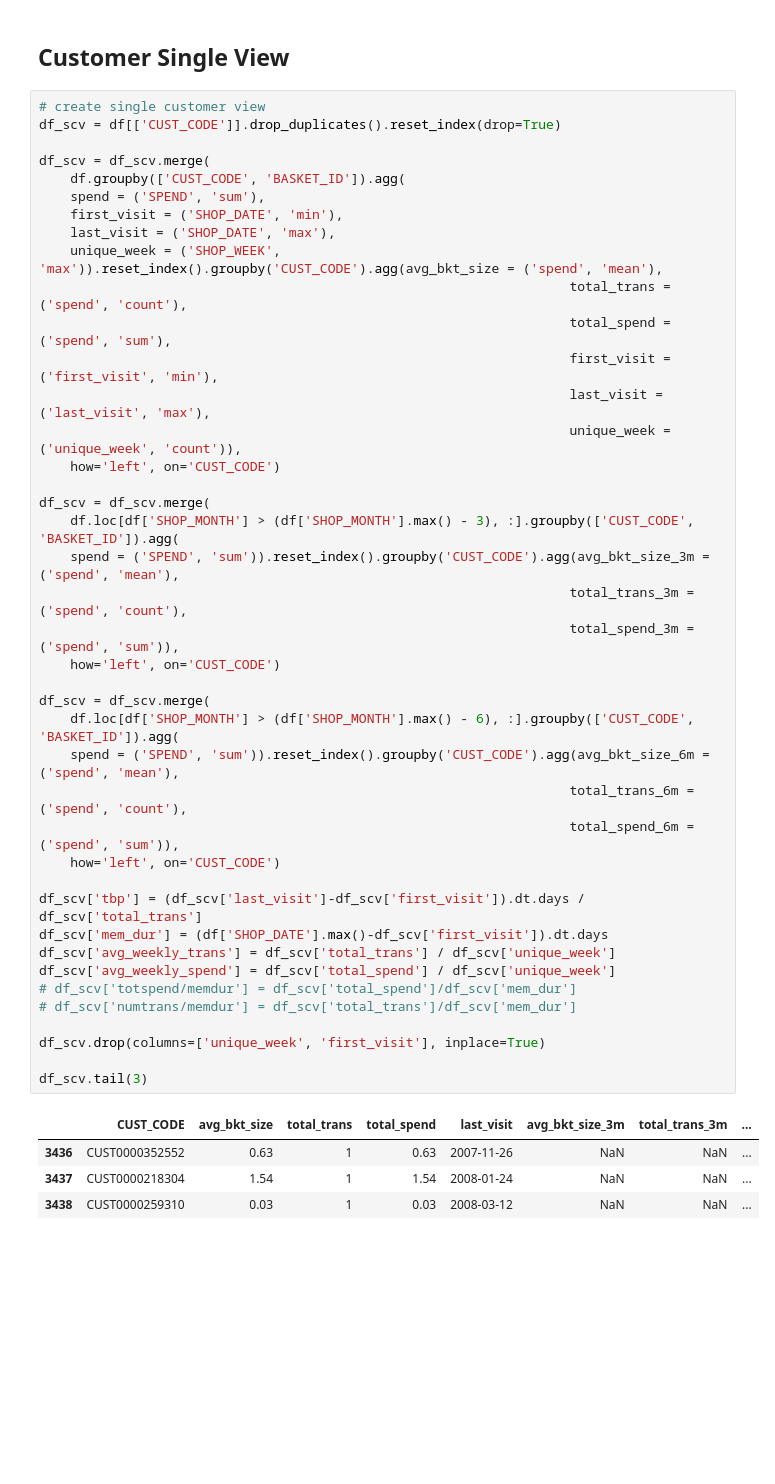
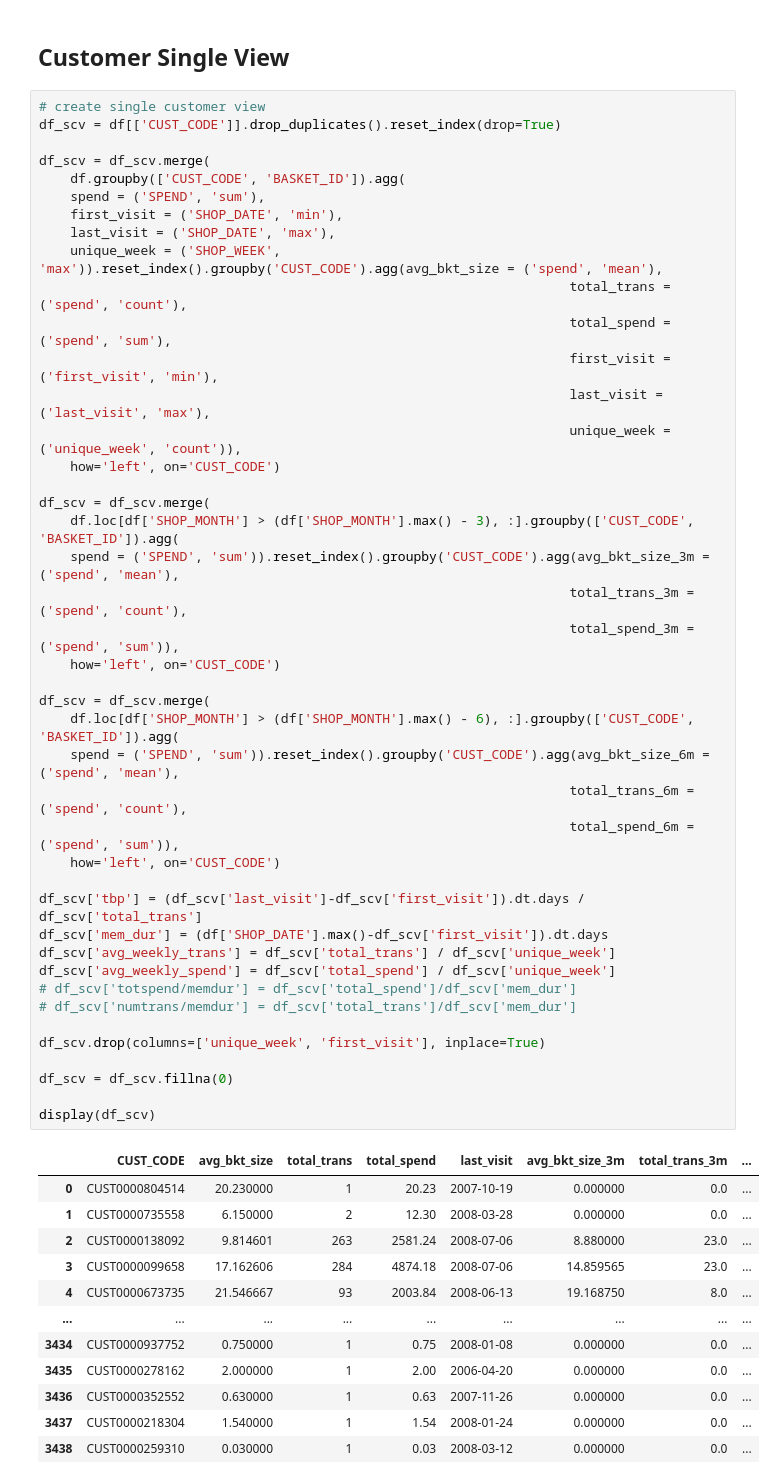
Before and after one commit to terjirapat/MADT8101-Customer-Analytics, a Jupyter notebook: Workshop 2 - Customer Single View/main.ipynb, the cells around one changed output. Cells and saved outputs as stored; diff of their text form; blank space fills up the shorter version.

```diff
--- a/Workshop 2 - Customer Single View/main.ipynb
+++ b/Workshop 2 - Customer Single View/main.ipynb
@@ -89,34 +89,44 @@ df_scv = df_scv.merge(
                                                                     first_visit = ('first_visit', 'min'),
                                                                     last_visit = ('last_visit', 'max'),
                                                                     unique_week = ('unique_week', 'count')),
     how='left', on='CUST_CODE')
 
 df_scv = df_scv.merge(
     df.loc[df['SHOP_MONTH'] > (df['SHOP_MONTH'].max() - 3), :].groupby(['CUST_CODE', 'BASKET_ID']).agg(
     spend = ('SPEND', 'sum')).reset_index().groupby('CUST_CODE').agg(avg_bkt_size_3m = ('spend', 'mean'),
                                                                     total_trans_3m = ('spend', 'count'),
                                                                     total_spend_3m = ('spend', 'sum')),
     how='left', on='CUST_CODE')
 
 df_scv = df_scv.merge(
     df.loc[df['SHOP_MONTH'] > (df['SHOP_MONTH'].max() - 6), :].groupby(['CUST_CODE', 'BASKET_ID']).agg(
     spend = ('SPEND', 'sum')).reset_index().groupby('CUST_CODE').agg(avg_bkt_size_6m = ('spend', 'mean'),
                                                                     total_trans_6m = ('spend', 'count'),
                                                                     total_spend_6m = ('spend', 'sum')),
     how='left', on='CUST_CODE')
 
 df_scv['tbp'] = (df_scv['last_visit']-df_scv['first_visit']).dt.days / df_scv['total_trans']
 df_scv['mem_dur'] = (df['SHOP_DATE'].max()-df_scv['first_visit']).dt.days
 df_scv['avg_weekly_trans'] = df_scv['total_trans'] / df_scv['unique_week']
 df_scv['avg_weekly_spend'] = df_scv['total_spend'] / df_scv['unique_week']
 # df_scv['totspend/memdur'] = df_scv['total_spend']/df_scv['mem_dur']
 # df_scv['numtrans/memdur'] = df_scv['total_trans']/df_scv['mem_dur']
 
 df_scv.drop(columns=['unique_week', 'first_visit'], inplace=True)
 
-df_scv.tail(3)
+df_scv = df_scv.fillna(0)
+
+display(df_scv)
 # %% [output]
 |  | CUST_CODE | avg_bkt_size | total_trans | total_spend | last_visit | avg_bkt_size_3m | total_trans_3m | ... |
-| 3436 | CUST0000352552 | 0.63 | 1 | 0.63 | 2007-11-26 | NaN | NaN | ... |
-| 3437 | CUST0000218304 | 1.54 | 1 | 1.54 | 2008-01-24 | NaN | NaN | ... |
-| 3438 | CUST0000259310 | 0.03 | 1 | 0.03 | 2008-03-12 | NaN | NaN | ... |
+| 0 | CUST0000804514 | 20.230000 | 1 | 20.23 | 2007-10-19 | 0.000000 | 0.0 | ... |
+| 1 | CUST0000735558 | 6.150000 | 2 | 12.30 | 2008-03-28 | 0.000000 | 0.0 | ... |
+| 2 | CUST0000138092 | 9.814601 | 263 | 2581.24 | 2008-07-06 | 8.880000 | 23.0 | ... |
+| 3 | CUST0000099658 | 17.162606 | 284 | 4874.18 | 2008-07-06 | 14.859565 | 23.0 | ... |
+| 4 | CUST0000673735 | 21.546667 | 93 | 2003.84 | 2008-06-13 | 19.168750 | 8.0 | ... |
+| ... | ... | ... | ... | ... | ... | ... | ... | ... |
+| 3434 | CUST0000937752 | 0.750000 | 1 | 0.75 | 2008-01-08 | 0.000000 | 0.0 | ... |
+| 3435 | CUST0000278162 | 2.000000 | 1 | 2.00 | 2006-04-20 | 0.000000 | 0.0 | ... |
+| 3436 | CUST0000352552 | 0.630000 | 1 | 0.63 | 2007-11-26 | 0.000000 | 0.0 | ... |
+| 3437 | CUST0000218304 | 1.540000 | 1 | 1.54 | 2008-01-24 | 0.000000 | 0.0 | ... |
+| 3438 | CUST0000259310 | 0.030000 | 1 | 0.03 | 2008-03-12 | 0.000000 | 0.0 | ... |
```
Also changed, not shown: parts of 1 cell of this notebook, 1 other file.
